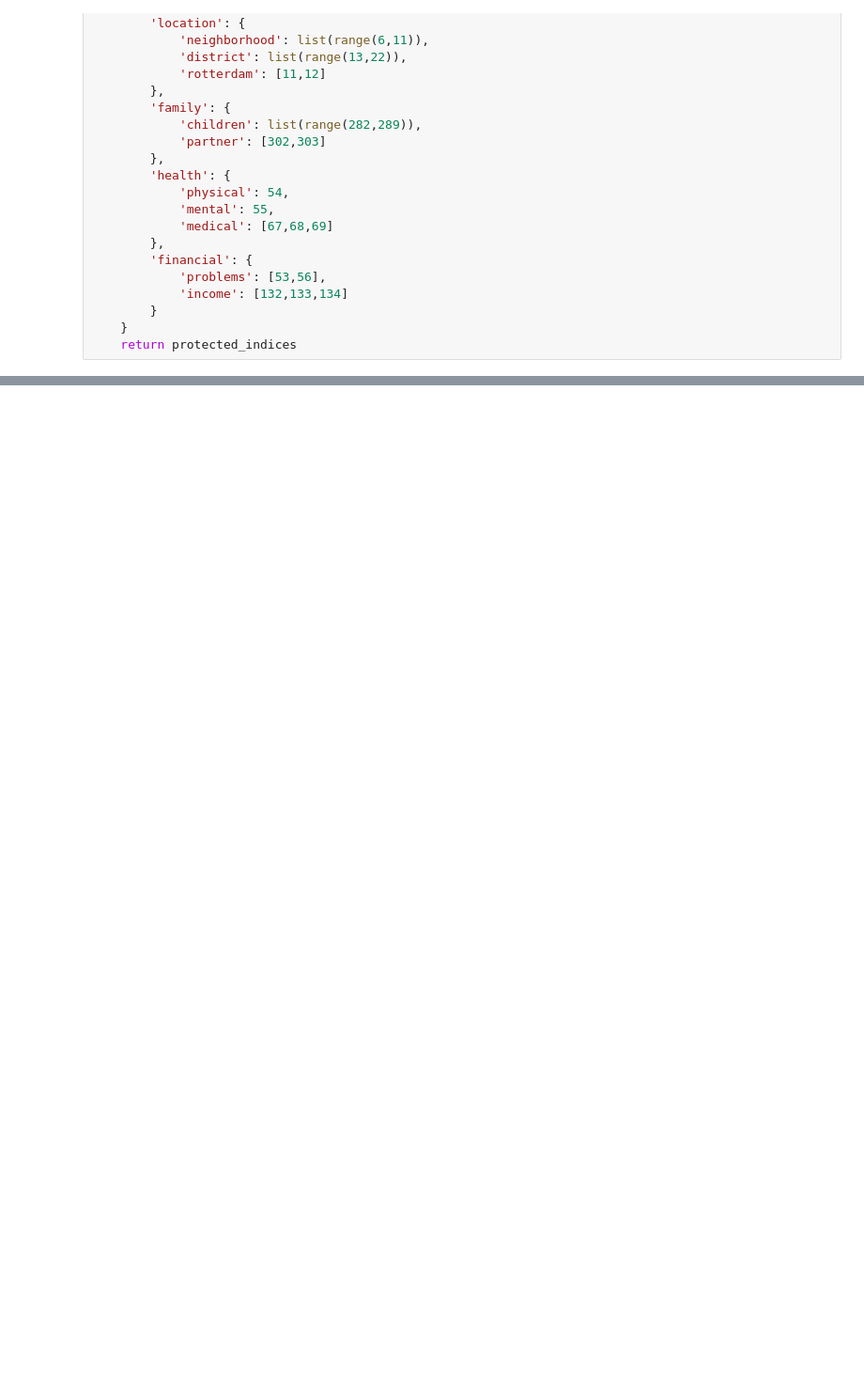
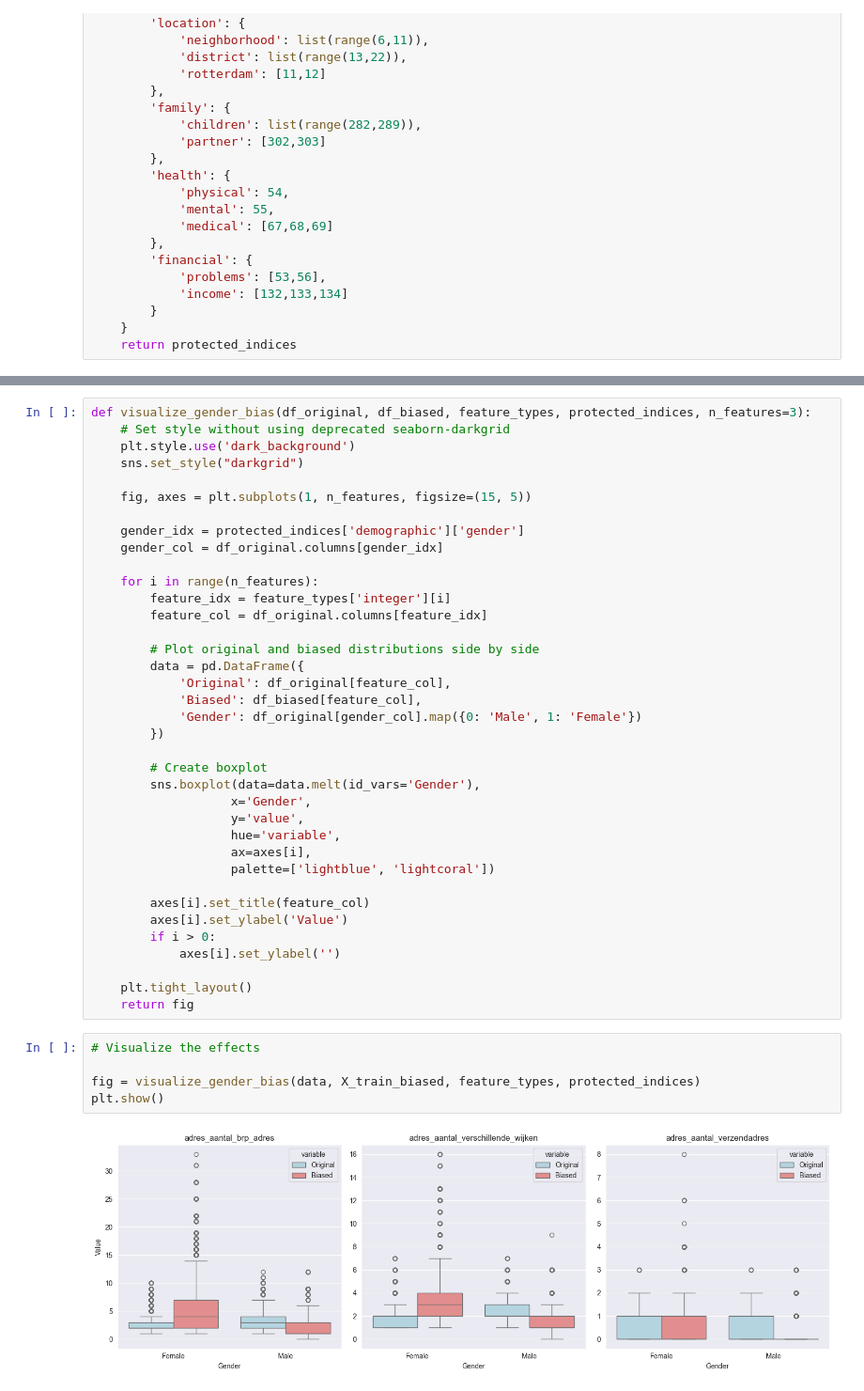
Before and after one commit to TaoufikElkadi/SWE-Testing4AI, a Jupyter notebook: model_1.ipynb, the cells around one changed output, grey strips where cells are left out. Shown at 94% size. Drawn from its saved outputs; the diff is of its cells as text; blank space fills up the shorter version.

Commit message:
data preprocessing, add bias, random forest training, testing and evaluation. Controlled ias on gender, age, location

```diff
--- a/model_1.ipynb
+++ b/model_1.ipynb
@@ -113,0 +145,44 @@ def get_protected_feature_indices():
+# %%
+def visualize_gender_bias(df_original, df_biased, feature_types, protected_indices, n_features=3):
+    # Set style without using deprecated seaborn-darkgrid
+    plt.style.use('dark_background')
+    sns.set_style("darkgrid")
+
+    fig, axes = plt.subplots(1, n_features, figsize=(15, 5))
+
+    gender_idx = protected_indices['demographic']['gender']
+    gender_col = df_original.columns[gender_idx]
+
+    for i in range(n_features):
+        feature_idx = feature_types['integer'][i]
+        feature_col = df_original.columns[feature_idx]
+
+        # Plot original and biased distributions side by side
+        data = pd.DataFrame({
+            'Original': df_original[feature_col],
+            'Biased': df_biased[feature_col],
+            'Gender': df_original[gender_col].map({0: 'Male', 1: 'Female'})
+        })
+
+        # Create boxplot
+        sns.boxplot(data=data.melt(id_vars='Gender'),
+                   x='Gender',
+                   y='value',
+                   hue='variable',
+                   ax=axes[i],
+                   palette=['lightblue', 'lightcoral'])
+
+        axes[i].set_title(feature_col)
+        axes[i].set_ylabel('Value')
+        if i > 0:
+            axes[i].set_ylabel('')
+
+    plt.tight_layout()
+    return fig
+# %%
+# Visualize the effects
+
+fig = visualize_gender_bias(data, X_train_biased, feature_types, protected_indices)
+plt.show()
+# %% [output]
+[figure, added]
```
Also changed, not shown: parts of 16 cells of this notebook.
